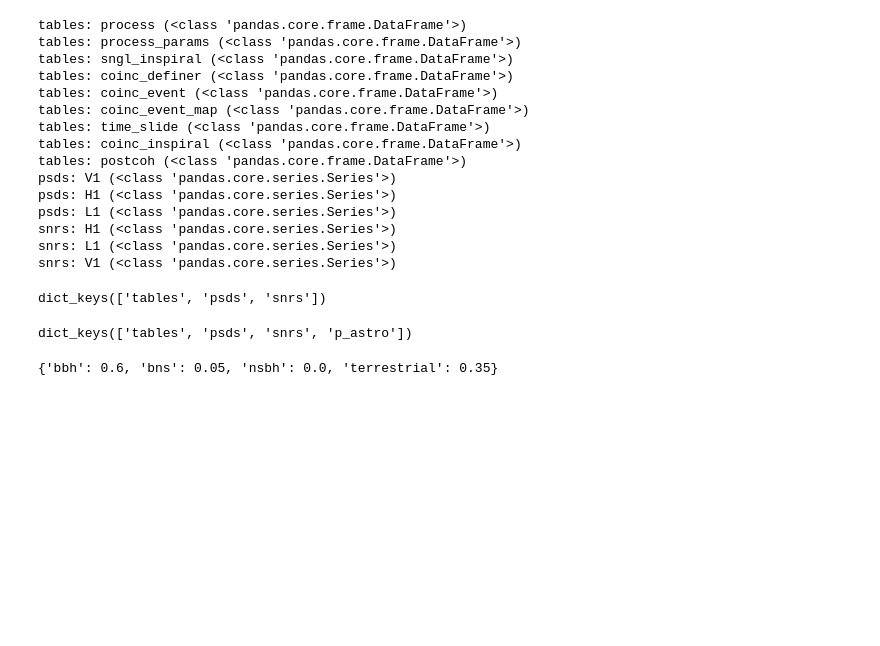
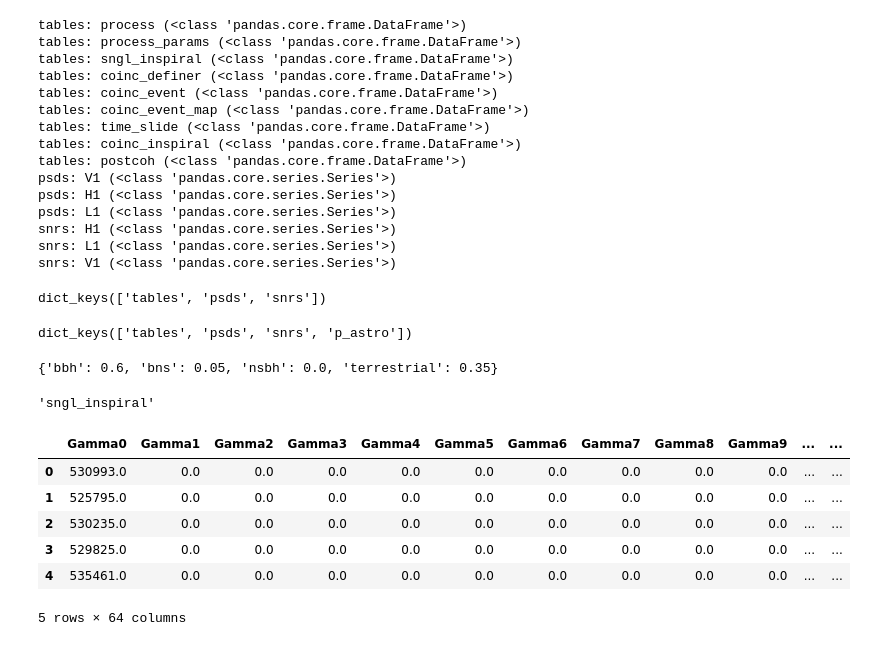
Before and after one commit to tanghyd/spiir, a Jupyter notebook: share/notebooks/ligolw.ipynb, the cells around one changed output. Cells and saved outputs as stored; diff of their text form; code cells hidden in the pictures; blank space fills up the shorter version.

```diff
--- a/share/notebooks/ligolw.ipynb
+++ b/share/notebooks/ligolw.ipynb
@@ -75,11 +80,3 @@ data["p_astro"]  # LIGO_LW params in xml file require lower case keys
 # psds = spiir.io.ligolw.array.build_psd_series_from_xmldoc(xmldoc)
 # snrs = spiir.io.ligolw.array.build_snr_series_from_xmldoc(xmldoc)
 # data = {**tables, "psds": psds, "snrs": snrs}
-# %%
-bbh_run_dir = Path("/fred/oz016/dtang/analysis/pastro/injection/bbh/bbh_inj_1257992907-604800-created_06-10-22_21-59-11")
-zerolags = spiir.io.ligolw.load_tables_from_xmls(
-    list(bbh_run_dir.glob("*.xml")),
-    tables={"postcoh": None, "sngl_inspiral": None, "coinc_inspiral": None},
-    nproc=4,
-    verbose=True,
-)
@@ -106,4 +83,15 @@ zerolags_path = list(data_dir.glob("HL_000/*_zerolag_*.xml.gz"))[0]
 # %%
-bank_paths = list(data_dir.glob("artifacts/banks/*.xml.gz"))[0]
+bank_paths = list(data_dir.glob("pipeline/artifacts/banks/*.xml.gz"))[0]
 bank_data = spiir.io.ligolw.load_tables_from_xmls(bank_paths)
+for key, table in bank_data.items():
+    display(key, table.head())
+# %% [output]
+'sngl_inspiral'
+|  | Gamma0 | Gamma1 | Gamma2 | Gamma3 | Gamma4 | Gamma5 | Gamma6 | Gamma7 | Gamma8 | Gamma9 | ... | ... |
+| 0 | 530993.0 | 0.0 | 0.0 | 0.0 | 0.0 | 0.0 | 0.0 | 0.0 | 0.0 | 0.0 | ... | ... |
+| 1 | 525795.0 | 0.0 | 0.0 | 0.0 | 0.0 | 0.0 | 0.0 | 0.0 | 0.0 | 0.0 | ... | ... |
+| 2 | 530235.0 | 0.0 | 0.0 | 0.0 | 0.0 | 0.0 | 0.0 | 0.0 | 0.0 | 0.0 | ... | ... |
+| 3 | 529825.0 | 0.0 | 0.0 | 0.0 | 0.0 | 0.0 | 0.0 | 0.0 | 0.0 | 0.0 | ... | ... |
+| 4 | 535461.0 | 0.0 | 0.0 | 0.0 | 0.0 | 0.0 | 0.0 | 0.0 | 0.0 | 0.0 | ... | ... |
+5 rows × 64 columns
 # %%
```
Also changed, not shown: parts of 15 cells of this notebook, 6 other files.
